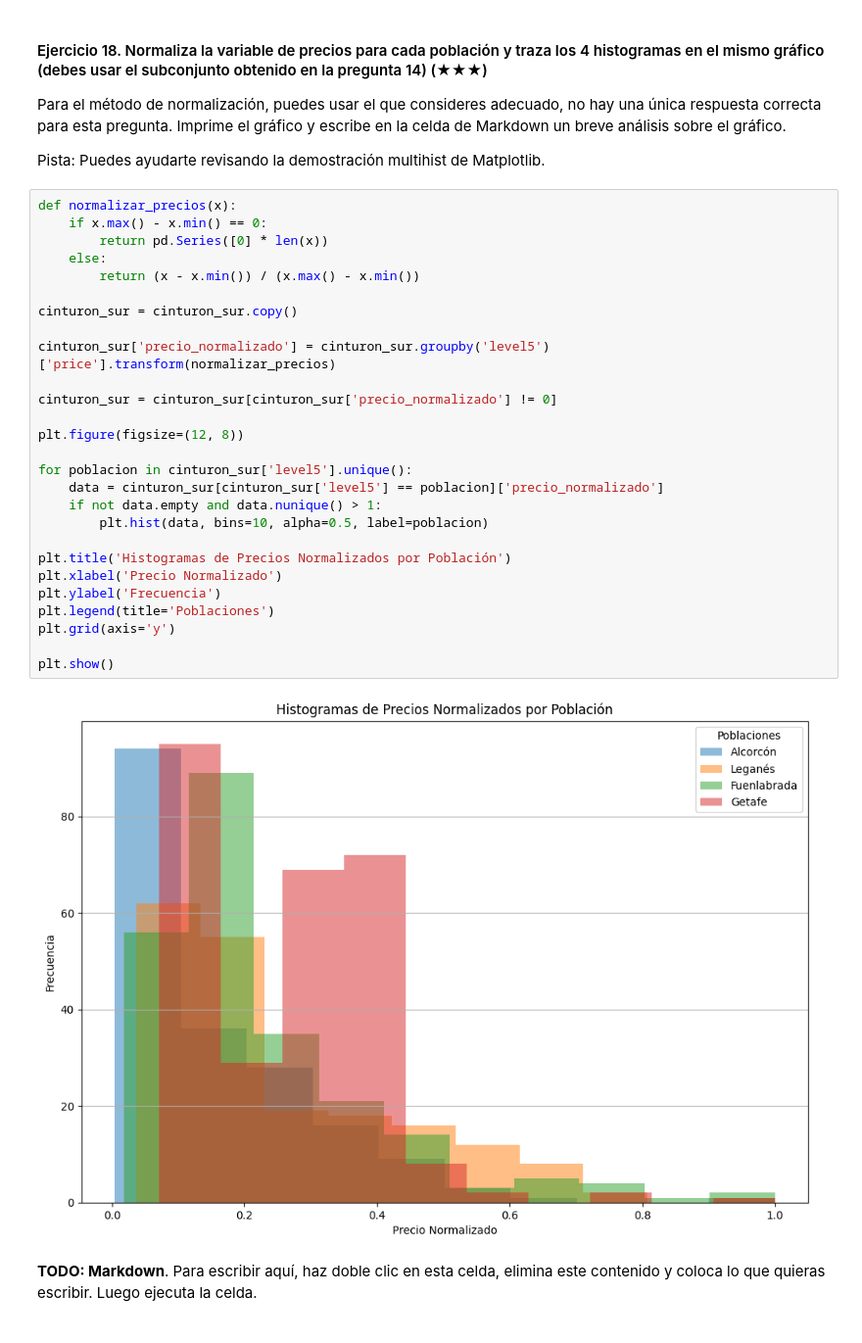
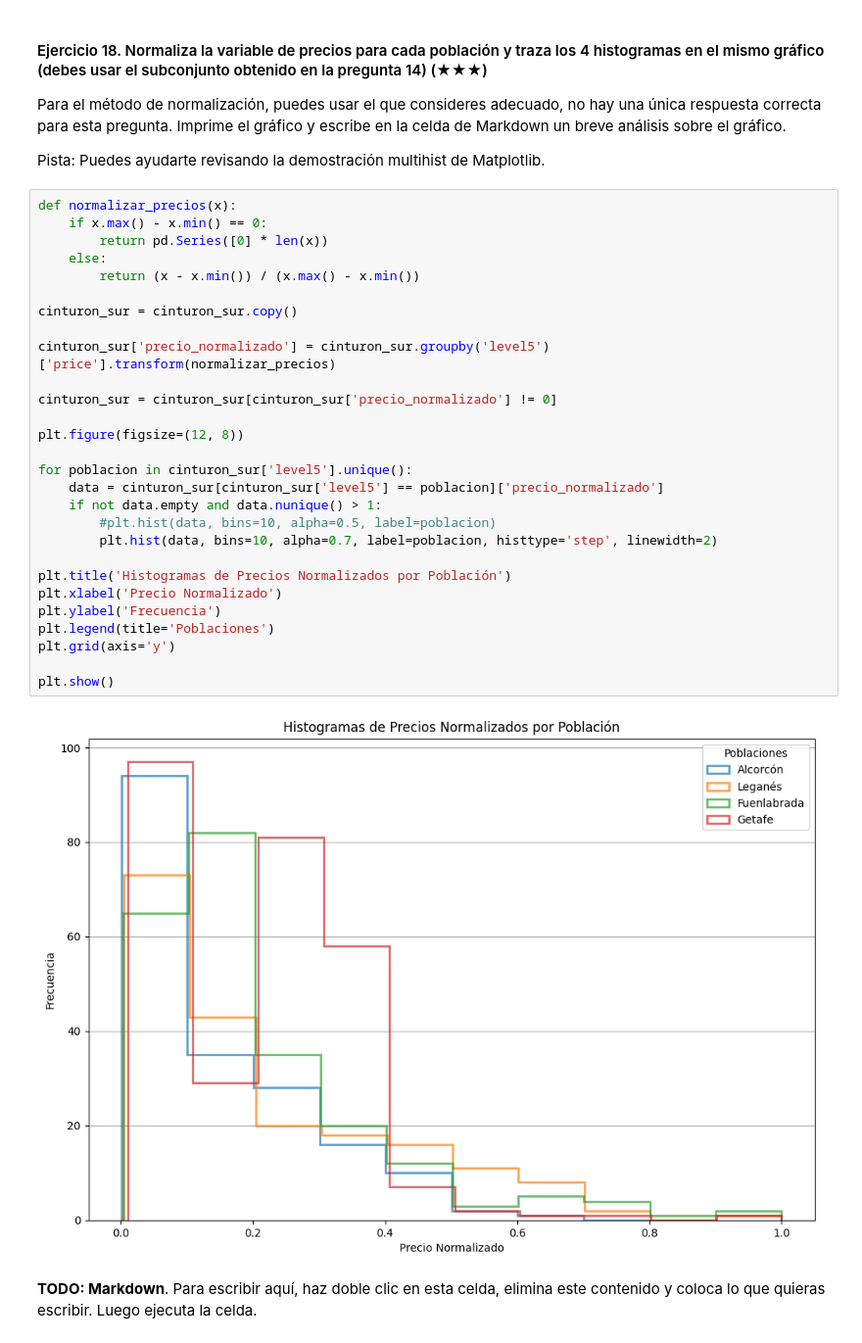
Before and after one commit to 4GeeksAcademy/realestate-datacleanup-exercise.v.04, a Jupyter notebook: project.es.ipynb, the cells around one changed output. Shown at 98% size. Cells and saved outputs as stored; diff of their text form.

```diff
--- a/project.es.ipynb
+++ b/project.es.ipynb
@@ -374,32 +379,33 @@ Pista: Puedes ayudarte revisando la demostración multihist de Matplotlib.
 # %%
 def normalizar_precios(x):
     if x.max() - x.min() == 0:
         return pd.Series([0] * len(x))
     else:
         return (x - x.min()) / (x.max() - x.min())
 
 cinturon_sur = cinturon_sur.copy()
 
 cinturon_sur['precio_normalizado'] = cinturon_sur.groupby('level5')['price'].transform(normalizar_precios)
 
 cinturon_sur = cinturon_sur[cinturon_sur['precio_normalizado'] != 0]
 
 plt.figure(figsize=(12, 8))
 
 for poblacion in cinturon_sur['level5'].unique():
     data = cinturon_sur[cinturon_sur['level5'] == poblacion]['precio_normalizado']
     if not data.empty and data.nunique() > 1:
-        plt.hist(data, bins=10, alpha=0.5, label=poblacion)
+        #plt.hist(data, bins=10, alpha=0.5, label=poblacion)
+        plt.hist(data, bins=10, alpha=0.7, label=poblacion, histtype='step', linewidth=2)
 
 plt.title('Histogramas de Precios Normalizados por Población')
 plt.xlabel('Precio Normalizado')
 plt.ylabel('Frecuencia')
 plt.legend(title='Poblaciones')
 plt.grid(axis='y')
 
 plt.show()
 # %% [output]
-[figure, old version]
+[figure, new version]
 # %% [markdown]
 **TODO: Markdown**. Para escribir aquí, haz doble clic en esta celda, elimina este contenido y coloca lo que quieras escribir. Luego ejecuta la celda.
 # %% [markdown]
```
Also changed, not shown: parts of 3 cells of this notebook.
